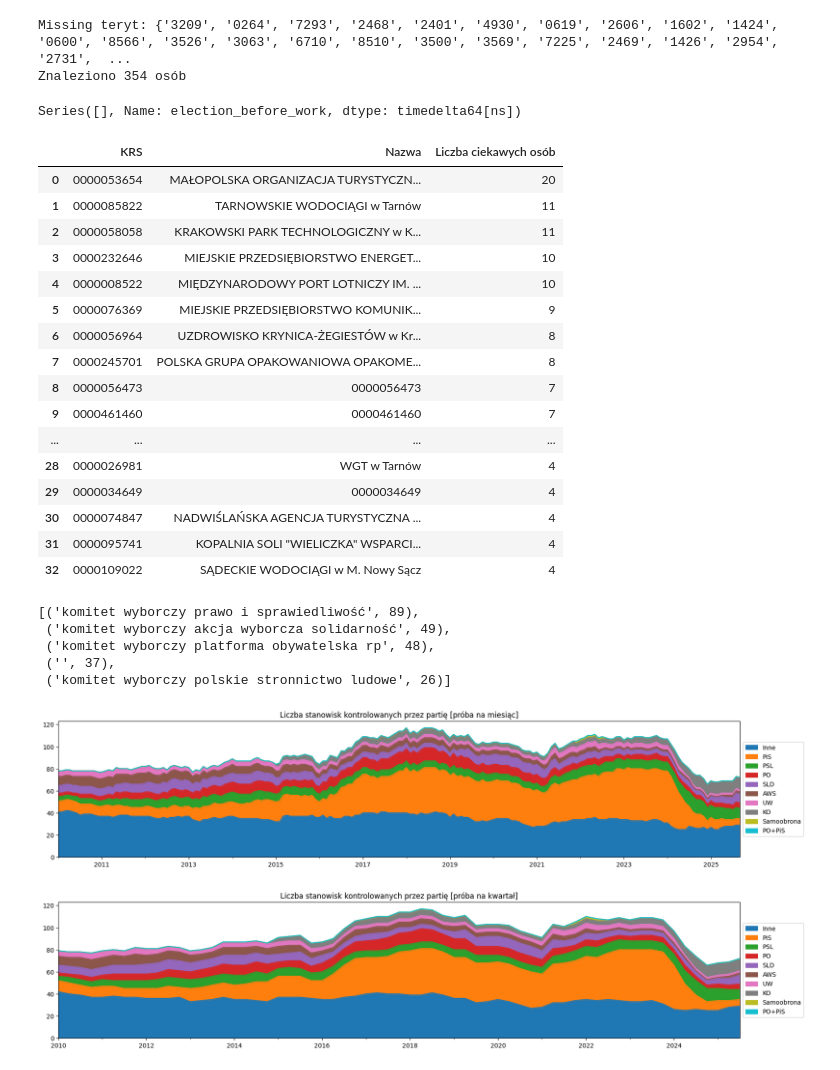
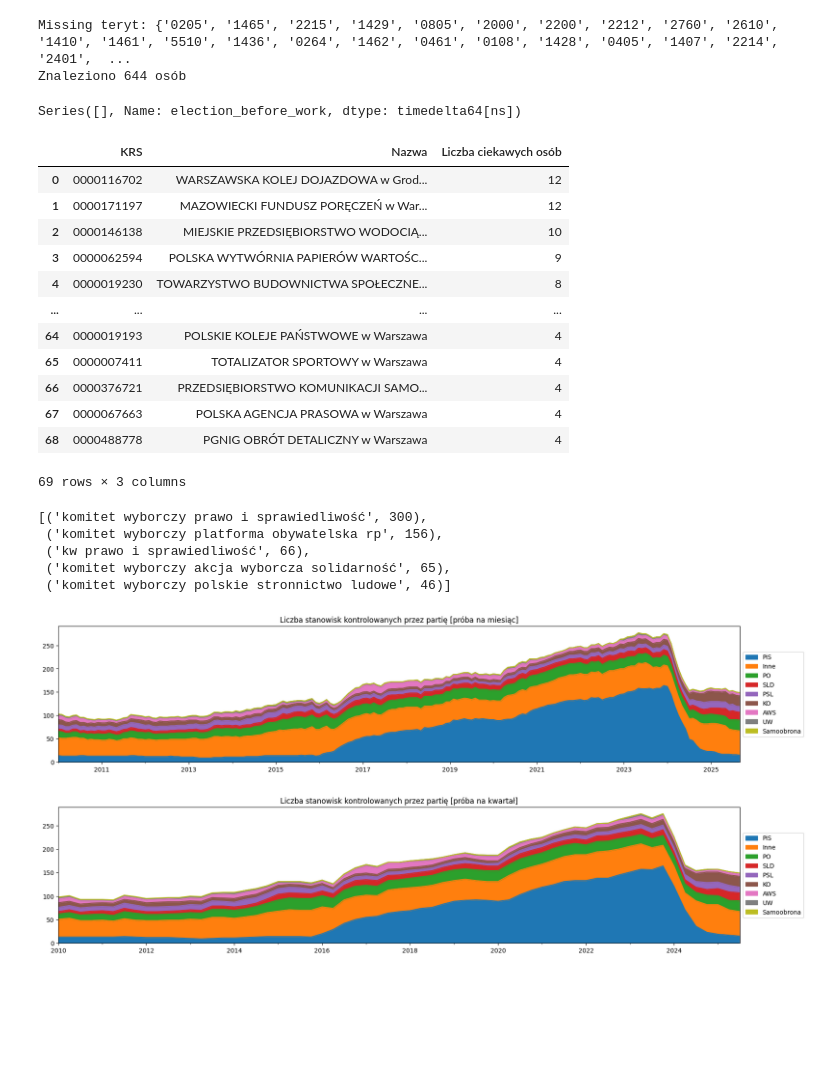
Before and after one commit to SzymonPajzert/koryta, a Jupyter notebook: data/scrapers/src/analysis/notebooks/People's regions.ipynb, the cells around one changed output. Saved outputs shown, nothing was run; the diff lists cells and outputs as text; code cells hidden in the pictures; blank space fills up the shorter version.

```diff
--- a/data/scrapers/src/analysis/notebooks/People's regions.ipynb
+++ b/data/scrapers/src/analysis/notebooks/People's regions.ipynb
@@ -16,13 +16,13 @@ from util.polish import TERYT
 from scrapers.pkw.sources import election_date
 from analysis.utils import drop_duplicates, read_enriched, extract_companies
 # %%
-teryt = "12"
+teryt = "14"
 # %%
 local_good = read_enriched(teryt)
 print(f"Znaleziono {len(local_good)} osób")
 # %% [output]
-Missing teryt: {'3209', '0264', '7293', '2468', '2401', '4930', '0619', '2606', '1602', '1424', '0600', '8566', '3526', '3063', '6710', '8510', '3500', '3569', '7225', '2469', '1426', '2954', '2731',  ...
-Znaleziono 354 osób
+Missing teryt: {'0205', '1465', '2215', '1429', '0805', '2000', '2200', '2212', '2760', '2610', '1410', '1461', '5510', '1436', '0264', '1462', '0461', '0108', '1428', '0405', '1407', '2214', '2401',  ...
+Znaleziono 644 osób
 # %%
 local_good[local_good["krs_name"] == "Jacek Adam Boczkaja"]["election_before_work"]
 # %% [output]
@@ -32,33 +32,29 @@ local_companies = pd.DataFrame(extract_companies(local_good), columns=["KRS", "N
 display(local_companies)
 # %% [output]
 |  | KRS | Nazwa | Liczba ciekawych osób |
-| 0 | 0000053654 | MAŁOPOLSKA ORGANIZACJA TURYSTYCZN... | 20 |
-| 1 | 0000085822 | TARNOWSKIE WODOCIĄGI w Tarnów | 11 |
-| 2 | 0000058058 | KRAKOWSKI PARK TECHNOLOGICZNY w K... | 11 |
-| 3 | 0000232646 | MIEJSKIE PRZEDSIĘBIORSTWO ENERGET... | 10 |
-| 4 | 0000008522 | MIĘDZYNARODOWY PORT LOTNICZY IM. ... | 10 |
-| 5 | 0000076369 | MIEJSKIE PRZEDSIĘBIORSTWO KOMUNIK... | 9 |
-| 6 | 0000056964 | UZDROWISKO KRYNICA-ŻEGIESTÓW w Kr... | 8 |
-| 7 | 0000245701 | POLSKA GRUPA OPAKOWANIOWA OPAKOME... | 8 |
-| 8 | 0000056473 | 0000056473 | 7 |
-| 9 | 0000461460 | 0000461460 | 7 |
+| 0 | 0000116702 | WARSZAWSKA KOLEJ DOJAZDOWA w Grod... | 12 |
+| 1 | 0000171197 | MAZOWIECKI FUNDUSZ PORĘCZEŃ w War... | 12 |
+| 2 | 0000146138 | MIEJSKIE PRZEDSIĘBIORSTWO WODOCIĄ... | 10 |
+| 3 | 0000062594 | POLSKA WYTWÓRNIA PAPIERÓW WARTOŚC... | 9 |
+| 4 | 0000019230 | TOWARZYSTWO BUDOWNICTWA SPOŁECZNE... | 8 |
 | ... | ... | ... | ... |
-| 28 | 0000026981 | WGT w Tarnów | 4 |
-| 29 | 0000034649 | 0000034649 | 4 |
-| 30 | 0000074847 | NADWIŚLAŃSKA AGENCJA TURYSTYCZNA ... | 4 |
-| 31 | 0000095741 | KOPALNIA SOLI "WIELICZKA" WSPARCI... | 4 |
-| 32 | 0000109022 | SĄDECKIE WODOCIĄGI w M. Nowy Sącz | 4 |
+| 64 | 0000019193 | POLSKIE KOLEJE PAŃSTWOWE w Warszawa | 4 |
+| 65 | 0000007411 | TOTALIZATOR SPORTOWY w Warszawa | 4 |
+| 66 | 0000376721 | PRZEDSIĘBIORSTWO KOMUNIKACJI SAMO... | 4 |
+| 67 | 0000067663 | POLSKA AGENCJA PRASOWA w Warszawa | 4 |
+| 68 | 0000488778 | PGNIG OBRÓT DETALICZNY w Warszawa | 4 |
+69 rows × 3 columns
 # %%
 komitet_counter = Counter((elt["party"] or "").lower().strip()
         for array in local_good["elections"].to_list()
         for elt in array)
 komitet_counter.most_common(5)
 # %% [output]
-[('komitet wyborczy prawo i sprawiedliwość', 89),
- ('komitet wyborczy akcja wyborcza solidarność', 49),
- ('komitet wyborczy platforma obywatelska rp', 48),
- ('', 37),
- ('komitet wyborczy polskie stronnictwo ludowe', 26)]
+[('komitet wyborczy prawo i sprawiedliwość', 300),
+ ('komitet wyborczy platforma obywatelska rp', 156),
+ ('kw prawo i sprawiedliwość', 66),
+ ('komitet wyborczy akcja wyborcza solidarność', 65),
+ ('komitet wyborczy polskie stronnictwo ludowe', 46)]
 # %%
 all_parties = set(party for parties in local_good["parties_simplified"].to_list() for party in parties)
 local = {
@@ -91,39 +87,41 @@ def party_day_score(row):
                     found_a_party = False
                 if not found_a_party:
                     # Add them to "Inne" section
                     result[-1] += 1
     return pd.Series(result)
 
 parties_aggregated = None
 
 def show_graph(unit, unit_name, start='2010/01/01', end='2025/10/01'):
     dates = pd.date_range(start=start, end=end, freq=unit)
     df = pd.DataFrame({
         party: np.random.rand(len(dates)) for party in parties | set(["Inne"])
     }, index=dates)
     # Order dataframe columns by most recent, so we will return only at once
-    df = df[["PiS","KO","PO","PSL","SLD","PO+PiS","Samoobrona","AWS","UW","Inne"]]
+    df = df[["PiS","KO","PO","PSL","SLD",
+             #"PO+PiS",
+             "Samoobrona","AWS","UW","Inne"]]
     # display(df)
 
     party_stats = pd.DataFrame({}, columns=df.columns)
     party_stats[df.columns] = df.apply(party_day_score, axis=1)
     global parties_aggregated
     parties_aggregated = party_stats.sum(0).sort_values(ascending=False)
     descending_party_popularity = parties_aggregated.index
     party_stats = party_stats[descending_party_popularity]
     # display(party_stats)
 
     ax = party_stats.plot.area(figsize=(20, 4))
     ax.set_title(f"Liczba stanowisk kontrolowanych przez partię [próba na {unit_name}]")
     ax.legend(loc="center left", bbox_to_anchor=(1.0,0.5))
 
 show_graph("ME", "miesiąc")
 # %% [output]
-[figure, old version]
+[figure, new version]
 # %%
 show_graph("QE", "kwartał")
 # %% [output]
-[figure, old version]
+[figure, new version]
 # %%
 show_graph("QE", "kwartał", start="2001/01/01")
 # %% [output]
```
Also changed, not shown: parts of 4 cells of this notebook, 1 other file.
